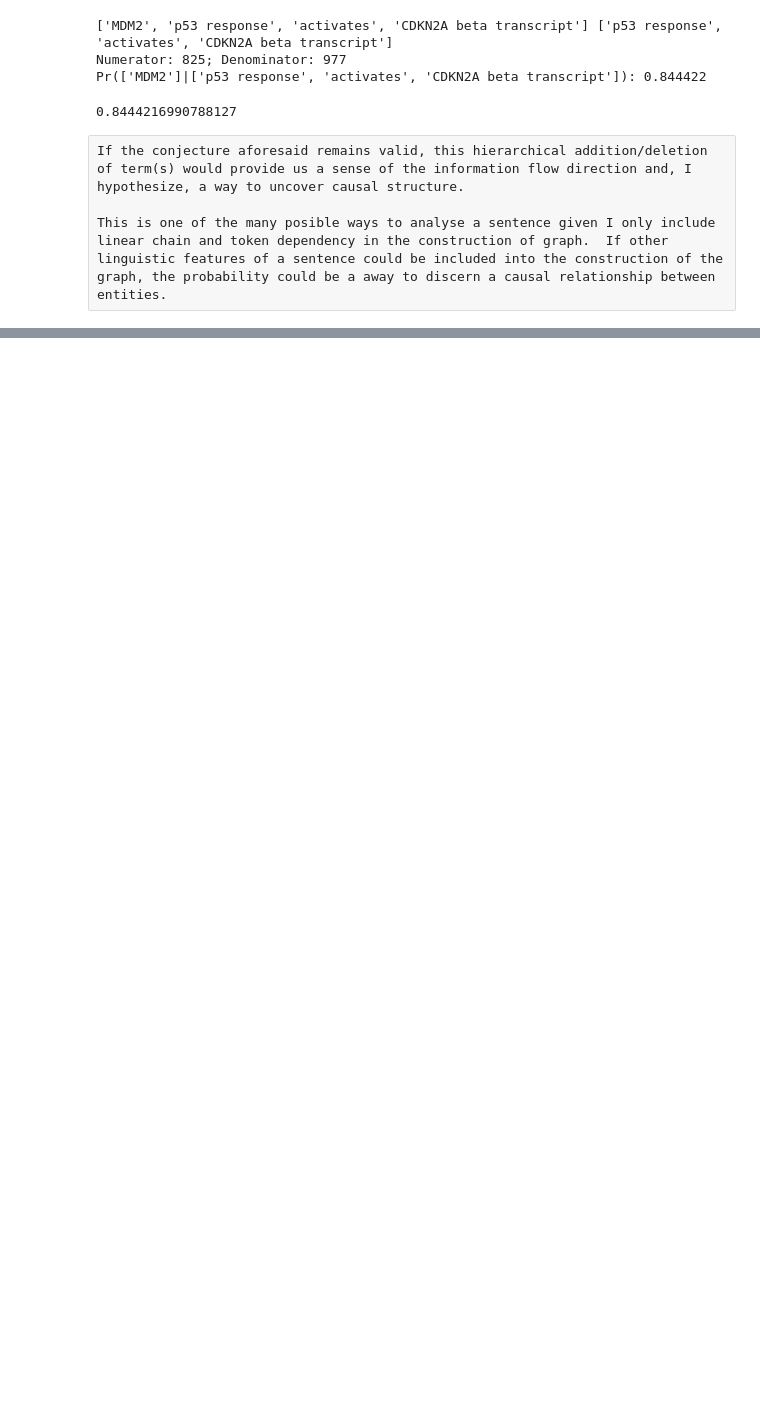
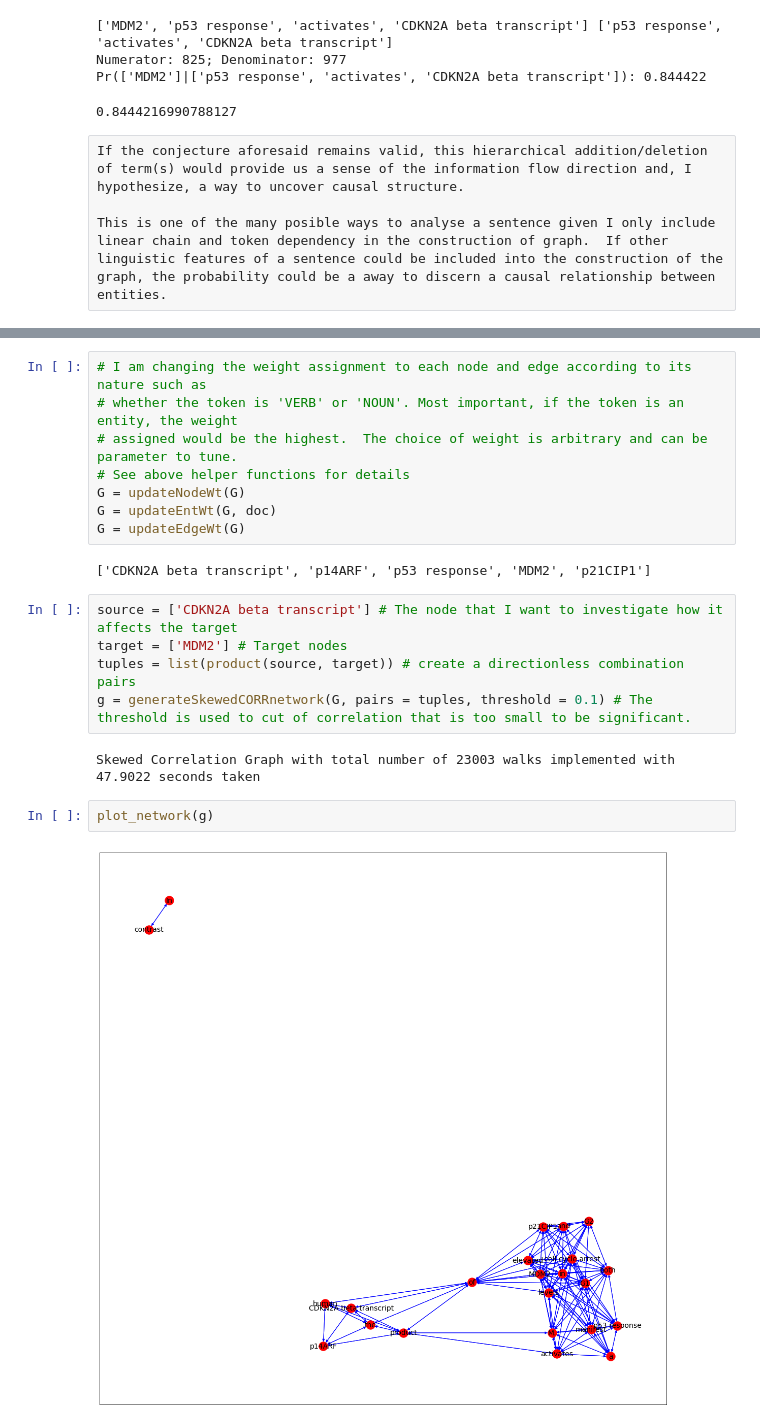
Before and after one commit to ghostintheshellarise/Relationship-Extraction, a Jupyter notebook: Relationship Extraction.ipynb, the cells around one changed output, grey strips where cells are left out. Saved outputs shown, nothing was run; the diff lists cells and outputs as text; blank space fills up the shorter version.

```diff
--- a/Relationship Extraction.ipynb
+++ b/Relationship Extraction.ipynb
@@ -494,0 +575,21 @@ This is one of the many posible ways to analyse a sentence given I only include
+# %%
+# I am changing the weight assignment to each node and edge according to its nature such as
+# whether the token is 'VERB' or 'NOUN'. Most important, if the token is an entity, the weight
+# assigned would be the highest.  The choice of weight is arbitrary and can be parameter to tune.
+# See above helper functions for details
+G = updateNodeWt(G)
+G = updateEntWt(G, doc)
+G = updateEdgeWt(G)
+# %% [output]
+['CDKN2A beta transcript', 'p14ARF', 'p53 response', 'MDM2', 'p21CIP1']
+# %%
+source = ['CDKN2A beta transcript'] # The node that I want to investigate how it affects the target
+target = ['MDM2'] # Target nodes
+tuples = list(product(source, target)) # create a directionless combination pairs
+g = generateSkewedCORRnetwork(G, pairs = tuples, threshold = 0.1) # The threshold is used to cut of correlation that is too small to be significant.
+# %% [output]
+Skewed Correlation Graph with total number of 23003 walks implemented with 47.9022 seconds taken
+# %%
+plot_network(g)
+# %% [output]
+[figure, added]
```
Also changed, not shown: parts of 16 cells of this notebook.
